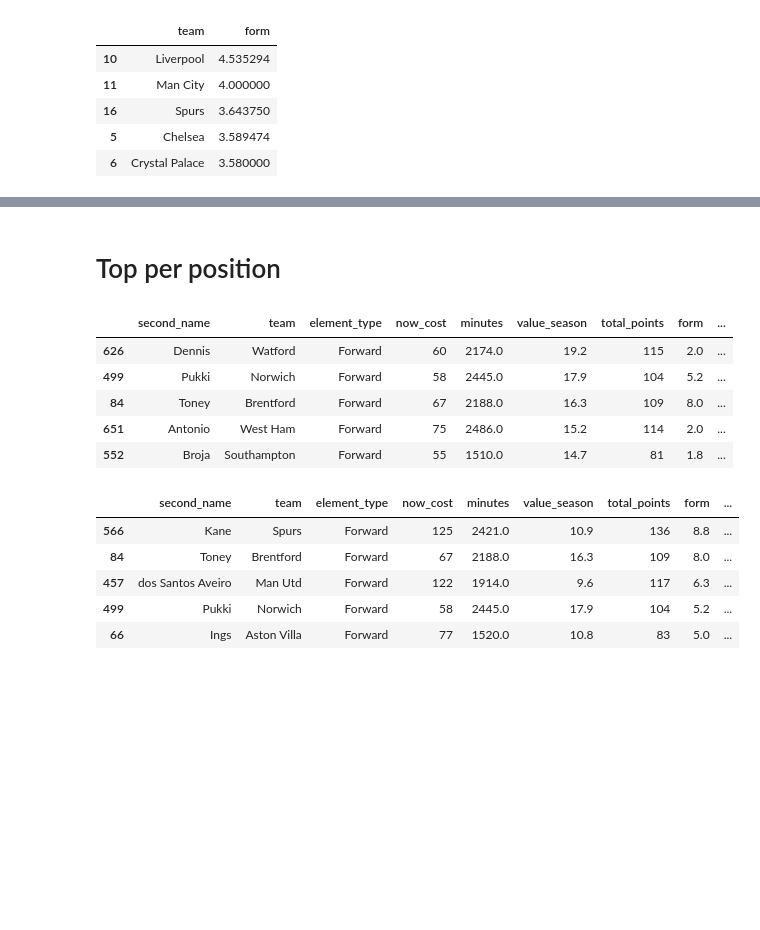
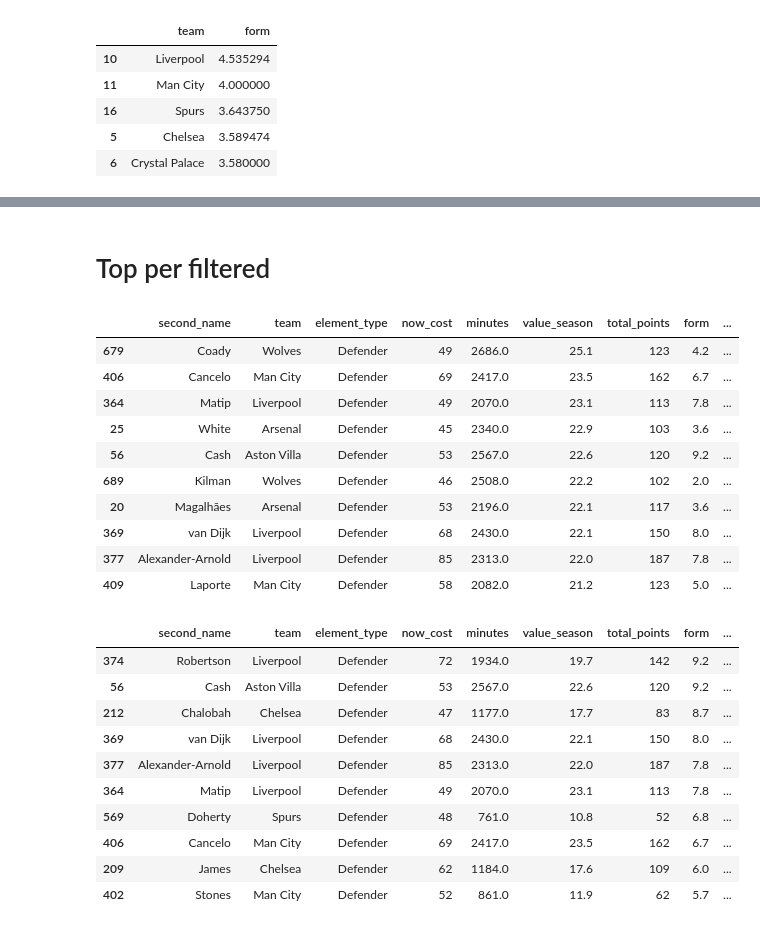
Before and after one commit to ulrikson/fantasy_football, a Jupyter notebook: analyze.ipynb, the cells around one changed output, grey strips where cells are left out. Cells and saved outputs as stored; diff of their text form; code cells hidden in the pictures; blank space fills up the shorter version.

```diff
--- a/analyze.ipynb
+++ b/analyze.ipynb
@@ -68,2 +78,2 @@ df.sort_values('value_form', ascending=False).head(10)
 # %% [markdown]
-# Top per position
+# Top per filtered
@@ -72,20 +80,33 @@ position = 'Forward'
+# %%
+column = 'element_type'
+element = 'Defender'
 # %%
 # Value
-FPL(json).dfPerPosition(position, 'value_season').head()
+FPL(json).dfFiltered(column, element, 'value_season').head(10)
 # %% [output]
 |  | second_name | team | element_type | now_cost | minutes | value_season | total_points | form | ... |
-| 626 | Dennis | Watford | Forward | 60 | 2174.0 | 19.2 | 115 | 2.0 | ... |
-| 499 | Pukki | Norwich | Forward | 58 | 2445.0 | 17.9 | 104 | 5.2 | ... |
-| 84 | Toney | Brentford | Forward | 67 | 2188.0 | 16.3 | 109 | 8.0 | ... |
-| 651 | Antonio | West Ham | Forward | 75 | 2486.0 | 15.2 | 114 | 2.0 | ... |
-| 552 | Broja | Southampton | Forward | 55 | 1510.0 | 14.7 | 81 | 1.8 | ... |
+| 679 | Coady | Wolves | Defender | 49 | 2686.0 | 25.1 | 123 | 4.2 | ... |
+| 406 | Cancelo | Man City | Defender | 69 | 2417.0 | 23.5 | 162 | 6.7 | ... |
+| 364 | Matip | Liverpool | Defender | 49 | 2070.0 | 23.1 | 113 | 7.8 | ... |
+| 25 | White | Arsenal | Defender | 45 | 2340.0 | 22.9 | 103 | 3.6 | ... |
+| 56 | Cash | Aston Villa | Defender | 53 | 2567.0 | 22.6 | 120 | 9.2 | ... |
+| 689 | Kilman | Wolves | Defender | 46 | 2508.0 | 22.2 | 102 | 2.0 | ... |
+| 20 | Magalhães | Arsenal | Defender | 53 | 2196.0 | 22.1 | 117 | 3.6 | ... |
+| 369 | van Dijk | Liverpool | Defender | 68 | 2430.0 | 22.1 | 150 | 8.0 | ... |
+| 377 | Alexander-Arnold | Liverpool | Defender | 85 | 2313.0 | 22.0 | 187 | 7.8 | ... |
+| 409 | Laporte | Man City | Defender | 58 | 2082.0 | 21.2 | 123 | 5.0 | ... |
 # %%
 # Form
-FPL(json).dfPerPosition(position, 'form').head()
+FPL(json).dfFiltered(column, element, 'form').head(10)
 # %% [output]
 |  | second_name | team | element_type | now_cost | minutes | value_season | total_points | form | ... |
-| 566 | Kane | Spurs | Forward | 125 | 2421.0 | 10.9 | 136 | 8.8 | ... |
-| 84 | Toney | Brentford | Forward | 67 | 2188.0 | 16.3 | 109 | 8.0 | ... |
-| 457 | dos Santos Aveiro | Man Utd | Forward | 122 | 1914.0 | 9.6 | 117 | 6.3 | ... |
-| 499 | Pukki | Norwich | Forward | 58 | 2445.0 | 17.9 | 104 | 5.2 | ... |
-| 66 | Ings | Aston Villa | Forward | 77 | 1520.0 | 10.8 | 83 | 5.0 | ... |
+| 374 | Robertson | Liverpool | Defender | 72 | 1934.0 | 19.7 | 142 | 9.2 | ... |
+| 56 | Cash | Aston Villa | Defender | 53 | 2567.0 | 22.6 | 120 | 9.2 | ... |
+| 212 | Chalobah | Chelsea | Defender | 47 | 1177.0 | 17.7 | 83 | 8.7 | ... |
+| 369 | van Dijk | Liverpool | Defender | 68 | 2430.0 | 22.1 | 150 | 8.0 | ... |
+| 377 | Alexander-Arnold | Liverpool | Defender | 85 | 2313.0 | 22.0 | 187 | 7.8 | ... |
+| 364 | Matip | Liverpool | Defender | 49 | 2070.0 | 23.1 | 113 | 7.8 | ... |
+| 569 | Doherty | Spurs | Defender | 48 | 761.0 | 10.8 | 52 | 6.8 | ... |
+| 406 | Cancelo | Man City | Defender | 69 | 2417.0 | 23.5 | 162 | 6.7 | ... |
+| 209 | James | Chelsea | Defender | 62 | 1184.0 | 17.6 | 109 | 6.0 | ... |
+| 402 | Stones | Man City | Defender | 52 | 861.0 | 11.9 | 62 | 5.7 | ... |
```
Also changed, not shown: parts of 11 cells of this notebook, 1 other file.
